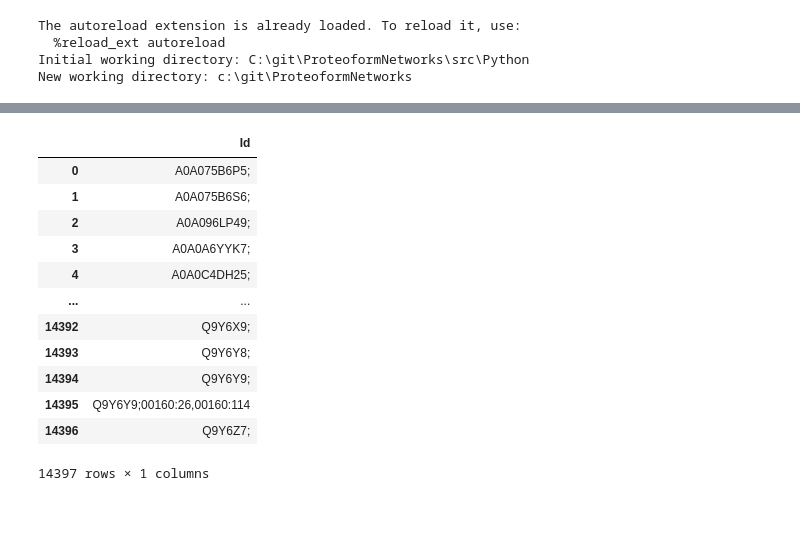
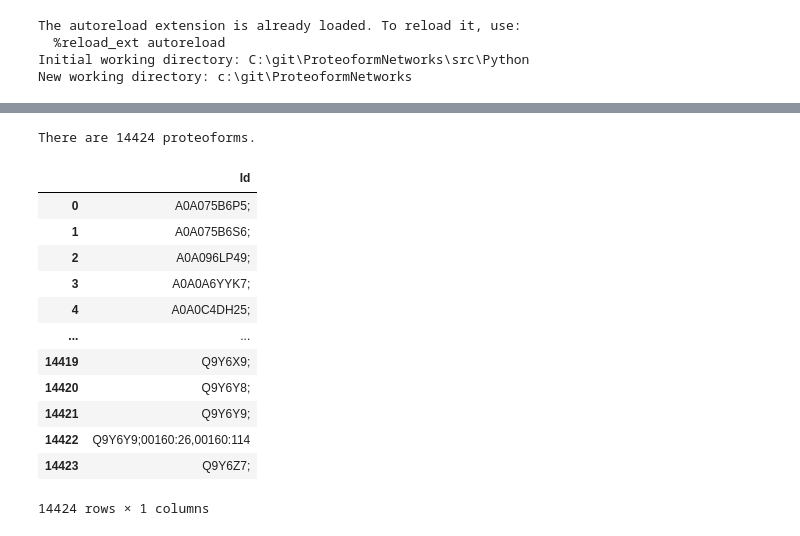
Before and after one commit to PathwayAnalysisPlatform/ProteoformNetworks, a Jupyter notebook: src/Python/0_1_data_overview.ipynb, the cells around one changed output, grey strips where cells are left out. Saved outputs shown, nothing was run; the diff lists cells and outputs as text; code cells hidden in the pictures.

Commit message:
Update to v80 and calculate number of nodes per type.

```diff
--- a/src/Python/0_1_data_overview.ipynb
+++ b/src/Python/0_1_data_overview.ipynb
@@ -25,23 +69,25 @@ New working directory: c:\git\ProteoformNetworks
 # %%
-# Calculate number of genes, proteins and proteoforms we can get from Reactome
+# Calculate number of proteoforms we can get from Reactome
 proteoforms = get_query_result(QUERY_GET_ALL_PROTEOFORMS)
 proteoforms['Id'] = proteoforms.apply(lambda x: make_proteoform_string(x.Id), axis=1)
 print(f"There are {len(proteoforms)} proteoforms.")
+proteoforms["Id"].to_csv(DATA_REACTOME_PATH + "proteoforms.csv", index=False, header=False)
 proteoforms
 # %% [output]
+There are 14424 proteoforms.
 |  | Id |
 | 0 | A0A075B6P5; |
 | 1 | A0A075B6S6; |
 | 2 | A0A096LP49; |
 | 3 | A0A0A6YYK7; |
 | 4 | A0A0C4DH25; |
 | ... | ... |
-| 14392 | Q9Y6X9; |
-| 14393 | Q9Y6Y8; |
-| 14394 | Q9Y6Y9; |
-| 14395 | Q9Y6Y9;00160:26,00160:114 |
-| 14396 | Q9Y6Z7; |
+| 14419 | Q9Y6X9; |
+| 14420 | Q9Y6Y8; |
+| 14421 | Q9Y6Y9; |
+| 14422 | Q9Y6Y9;00160:26,00160:114 |
+| 14423 | Q9Y6Z7; |
-14397 rows × 1 columns
+14424 rows × 1 columns
 # %%
 # Create interactomes to make sure mapping files genes-->proteins and proteins-->proteoforms exist
 interactomes = get_interactomes(config.DATA_REACTOME_PATH, INTERACTOMES_PATH)
```
Also changed, not shown: parts of 7 cells of this notebook, 11 other files.
